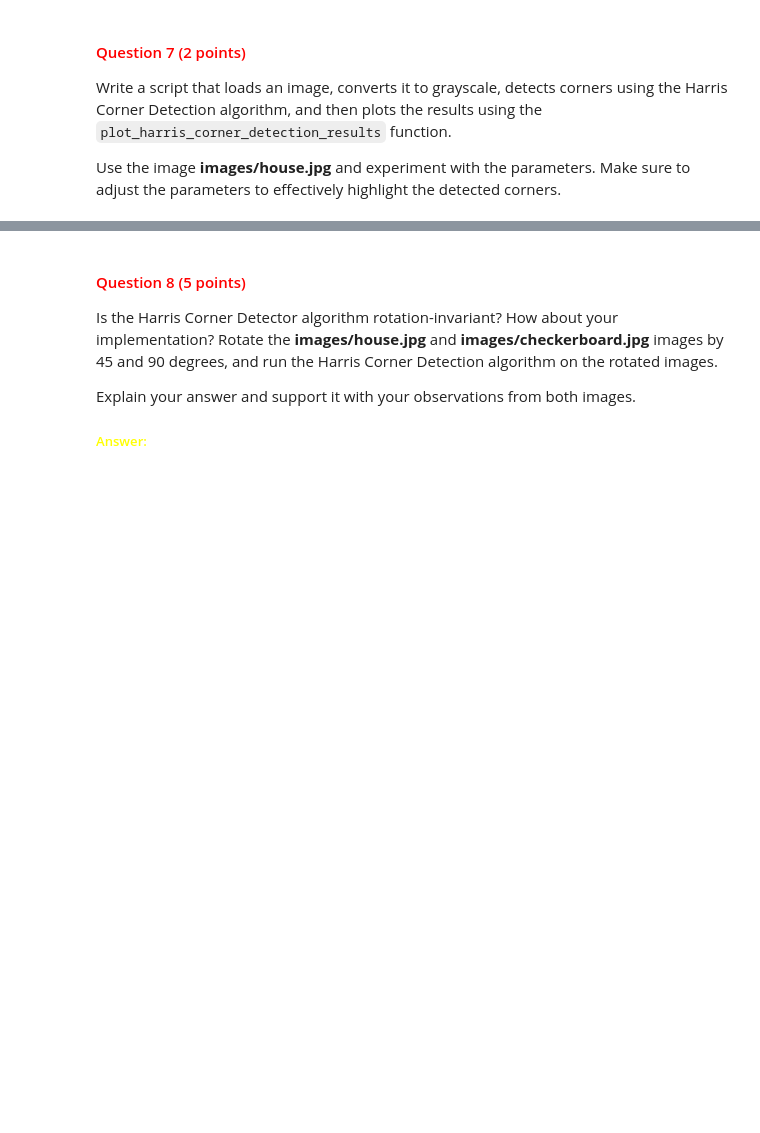
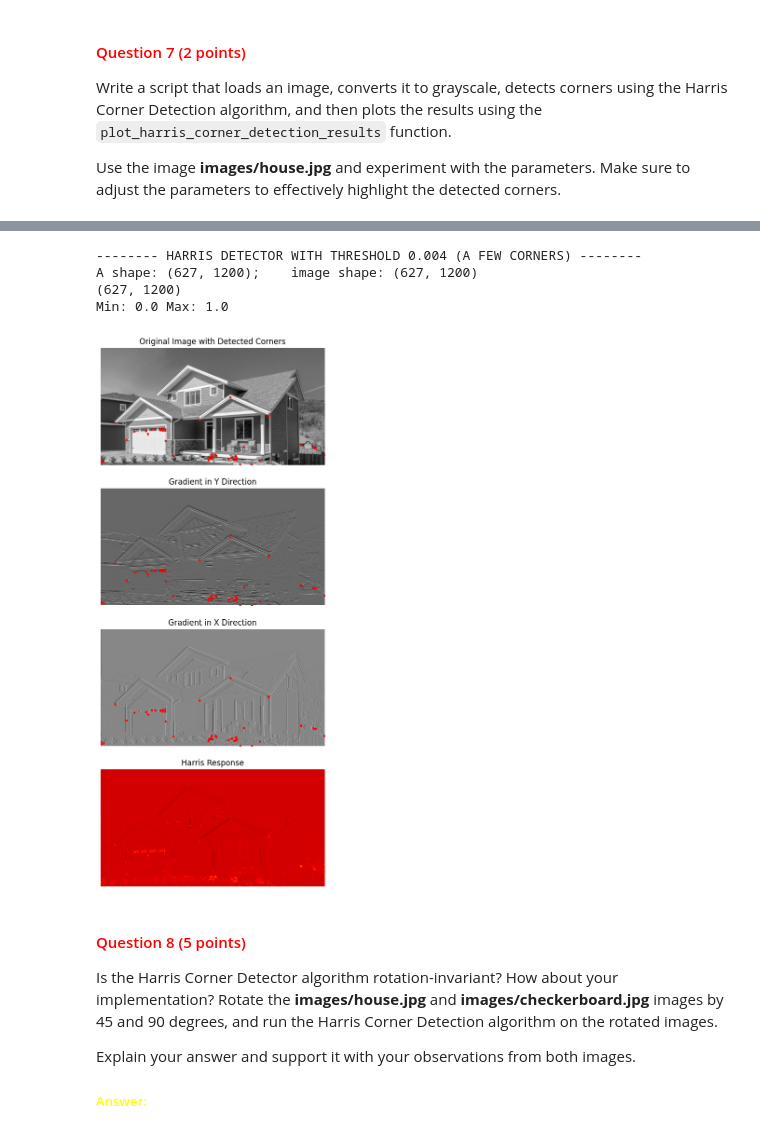
Before and after one commit to uvacv1/cv1-lab-3, a Jupyter notebook: cv1-lab-3.ipynb, the cells around one changed output, grey strips where cells are left out. Cells and saved outputs as stored; diff of their text form; code cells hidden in the pictures; blank space fills up the shorter version.

```diff
--- a/cv1-lab-3.ipynb
+++ b/cv1-lab-3.ipynb
@@ -478,3 +491,15 @@ Min: 0.0 Max: 1.0
+# %%
+# YOUR CODE HERE
+house = convert_image_to_grayscale("images/house.jpg")
+print("-------- HARRIS DETECTOR WITH THRESHOLD 0.004 (A FEW CORNERS) --------")
+h, r, c = harris_corner_detector(house, 1, 0.004)
+plot_harris_corner_detection_results(house, h, r, c)
+# %% [output]
+-------- HARRIS DETECTOR WITH THRESHOLD 0.004 (A FEW CORNERS) --------
+A shape: (627, 1200);    image shape: (627, 1200)
+(627, 1200)
+Min: 0.0 Max: 1.0
+[figure, added]
 # %% [markdown]
 <a id="question-8"></a>
 #### <font color='#FF0000'>Question 8 (5 points)</font>
```
Also changed, not shown: parts of 8 cells of this notebook.
